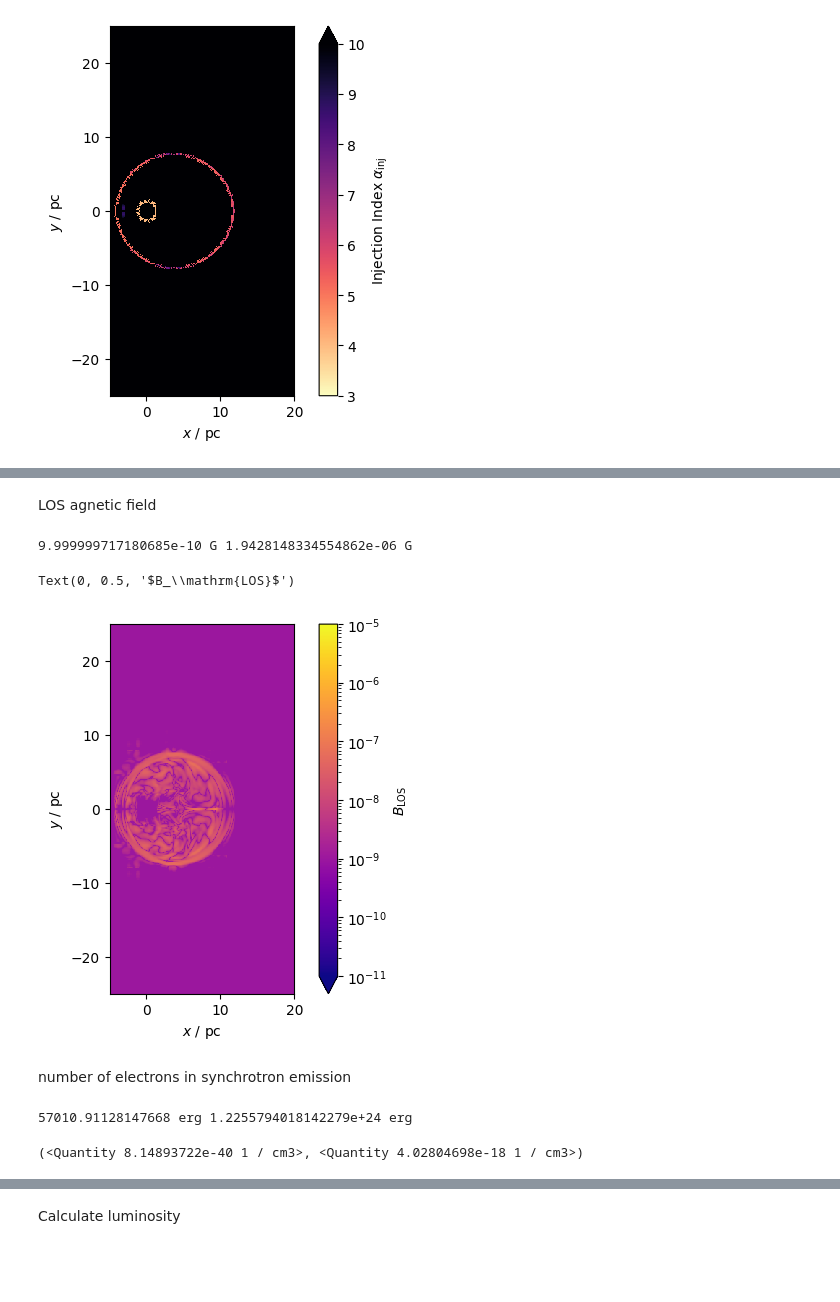
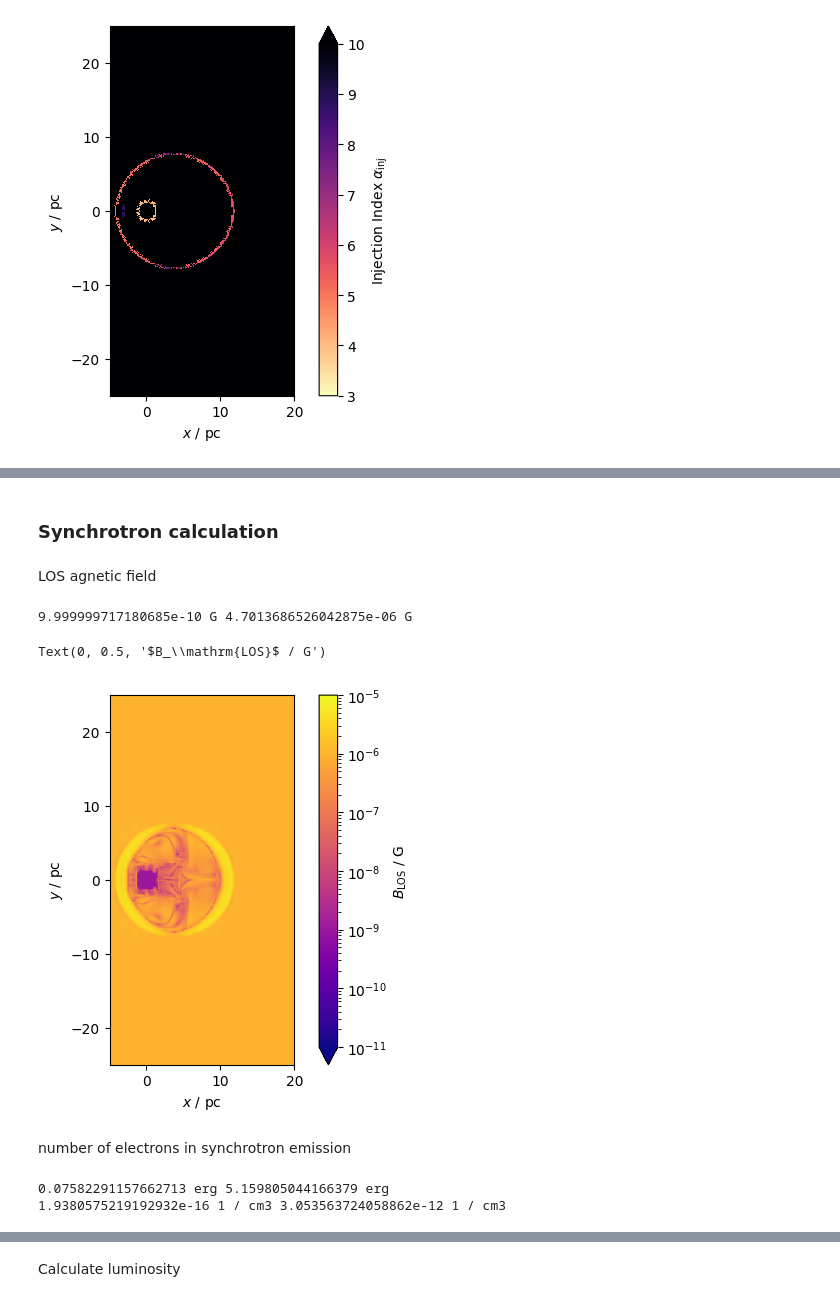
Before and after one commit to kwat0308/crbowshock_analysis_tools, a Jupyter notebook: calculate_CR_properties/notebooks/get_synch_emissivity.ipynb, the cells around one changed output, grey strips where cells are left out. Drawn from its saved outputs; the diff is of its cells as text; code cells hidden in the pictures; blank space fills up the shorter version.

```diff
--- a/calculate_CR_properties/notebooks/get_synch_emissivity.ipynb
+++ b/calculate_CR_properties/notebooks/get_synch_emissivity.ipynb
@@ -143,12 +166,14 @@ with h5py.File(f"{flash_output_dir}/{sim_file}", "r") as pf:
     shma_data = pf["shma"][()][blist]
     dens_data = pf["dens"][()][blist]
     encr_data = pf["encr"][()][blist]
-    magz_data = pf["magz"][()][blist]
+    mag_data = [pf["magx"][()][blist], pf["magy"][()][blist], pf["magz"][()][blist]]
     vel_data = [pf["velx"][()][blist], pf["vely"][()][blist], pf["velz"][()][blist]]
     ref_lvl = pf["refine level"][()][blist]
     bbox = pf["bounding box"][()][blist]
     bsize = pf["block size"][()][blist]
 
+vel_mag_data = np.sqrt(vel_data[0]**2 + vel_data[1]**2 + vel_data[2]**2) * (u.cm / u.s)
+
 low_cor, up_cor = bbox[0,:,0], bbox[-1,:,1]
 
 extent = ([low_cor[0], up_cor[0], low_cor[1], up_cor[1]] * u.cm).to_value(u.pc)
@@ -188,40 +241,45 @@ Text(0, 0.5, 'Injection Index $\\alpha_\\mathrm{inj}$')
+# %% [markdown]
+### Synchrotron calculation
 # %% [markdown]
 LOS agnetic field
 # %%
 # # line-of-sight
 # z_GC = 8.2e3 * u.pc  # distance to GC
 # los_vec = (np.array([0, 0,z_GC.value]) * u.pc).value
 # los_vec /= np.linalg.norm(los_vec)  # normalize
 # print("Line-of-sight vector", los_vec)
-Blos_data = np.abs(magz_data) * u.G
+Blos_data = (np.abs(mag_data[0]) + np.abs(mag_data[1])) * u.G
 Blos_data[Blos_data < 1e-9 * u.G] = 1e-9 * u.G
 
 print(Blos_data.min(), Blos_data.max())
 
 Blos_sl = flash_amr_tools.get_slice(Blos_data, pos=0.0, axis=2, ref_lvl=ref_lvl, bbox=bbox, bsize=bsize, brefs=brefs, bns=bns)
 
 # plot
 fig, ax = plt.subplots()
 norm = mcolors.LogNorm(vmin=1e-11, vmax=1e-5, clip=True)
 
 im = ax.imshow(Blos_sl.T, norm=norm, cmap=cm.plasma, alpha=1.0, interpolation="none", extent=extent)
 
 # labels
 ax.set_xlabel("$x$ / pc")
 ax.set_ylabel("$y$ / pc")
 
 cb = fig.colorbar(im, ax=ax, extend='min')
-cb.ax.set_ylabel("$B_\mathrm{LOS}$")
+cb.ax.set_ylabel("$B_\mathrm{LOS}$ / G")
 # %% [output]
-9.999999717180685e-10 G 1.9428148334554862e-06 G
+9.999999717180685e-10 G 4.7013686526042875e-06 G
-Text(0, 0.5, '$B_\\mathrm{LOS}$')
+Text(0, 0.5, '$B_\\mathrm{LOS}$ / G')
-[figure, old version]
+[figure, new version]
 # %% [markdown]
 number of electrons in synchrotron emission
 # %%
-vel_mag_data = np.sqrt(vel_data[0]**2 + vel_data[1]**2 + vel_data[2]**2) * (u.cm / u.s)
+
 ensynch_ratio = 10.0**f_log10ensynchratio((alpha_inj_data, np.log10(vel_mag_data.to_value(u.km/u.s)), np.log10(dens_data), Blos_data)) * u.GeV
 
 print(ensynch_ratio.to(u.erg).min(), ensynch_ratio.to(u.erg).max())
+nelesynch_data = ((encr_data * dens_data) * (u.erg / u.cm**3) / ensynch_ratio).to(u.cm**-3)
+print(nelesynch_data.min(), nelesynch_data.max())
 # %% [output]
-57010.91128147668 erg 1.2255794018142279e+24 erg
+0.07582291157662713 erg 5.159805044166379 erg
+1.9380575219192932e-16 1 / cm3 3.053563724058862e-12 1 / cm3
@@ -230,7 +286,3 @@ nelesynch_data = ((encr_data * dens_data) * (u.erg / u.cm**3) / (10.0**f_log10en
-# %%
-nelesynch_data.min(), nelesynch_data.max()
-# %% [output]
-(<Quantity 8.14893722e-40 1 / cm3>, <Quantity 4.02804698e-18 1 / cm3>)
 # %%
 # plot
 nelesynch_sl = flash_amr_tools.get_slice(nelesynch_data, pos=0.0, axis=2, ref_lvl=ref_lvl, bbox=bbox, bsize=bsize, brefs=brefs, bns=bns)
```
Also changed, not shown: parts of 17 cells of this notebook, 2 other files.
